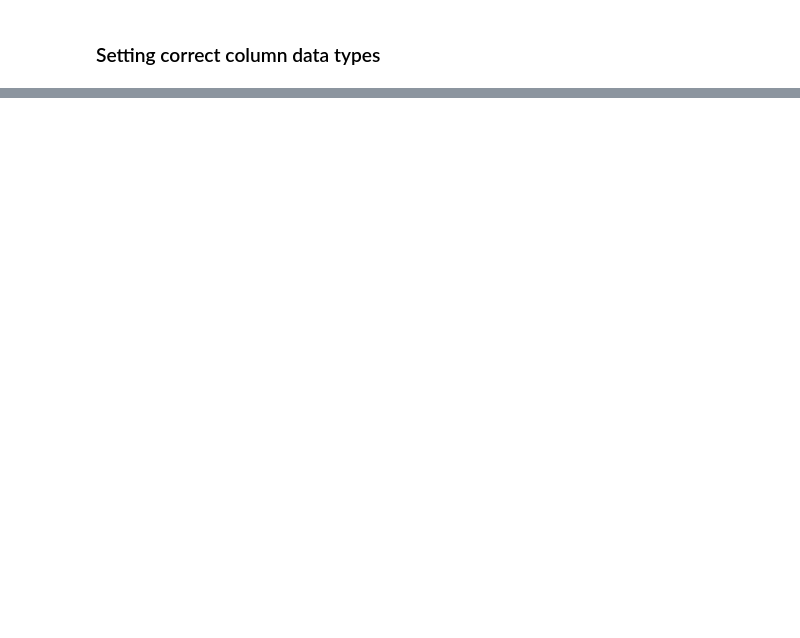
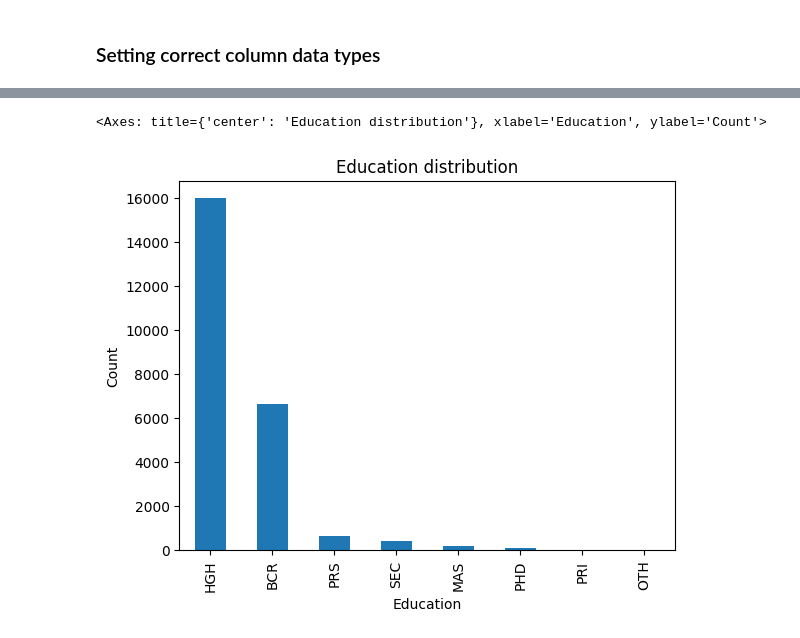
Before and after one commit to alkenderesi/mortgage-analytics, a Jupyter notebook: notebooks/2. Data cleaning.ipynb, the cells around one changed output, grey strips where cells are left out. Cells and saved outputs as stored; diff of their text form; code cells hidden in the pictures; blank space fills up the shorter version.

```diff
--- a/notebooks/2. Data cleaning.ipynb
+++ b/notebooks/2. Data cleaning.ipynb
@@ -89,0 +228,5 @@ for column in date_columns:
+# %%
+df["EDUCATION"].value_counts().plot(kind="bar", title="Education distribution", xlabel="Education", ylabel="Count")
+# %% [output]
+<Axes: title={'center': 'Education distribution'}, xlabel='Education', ylabel='Count'>
+[figure, added]
```
Also changed, not shown: parts of 31 cells of this notebook.
